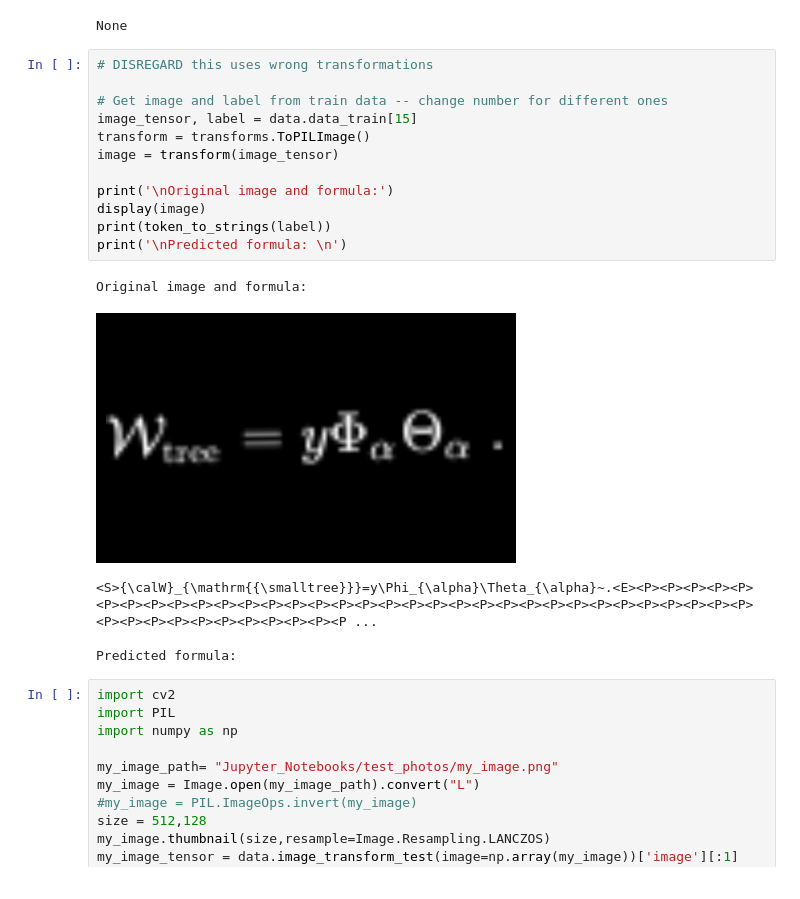
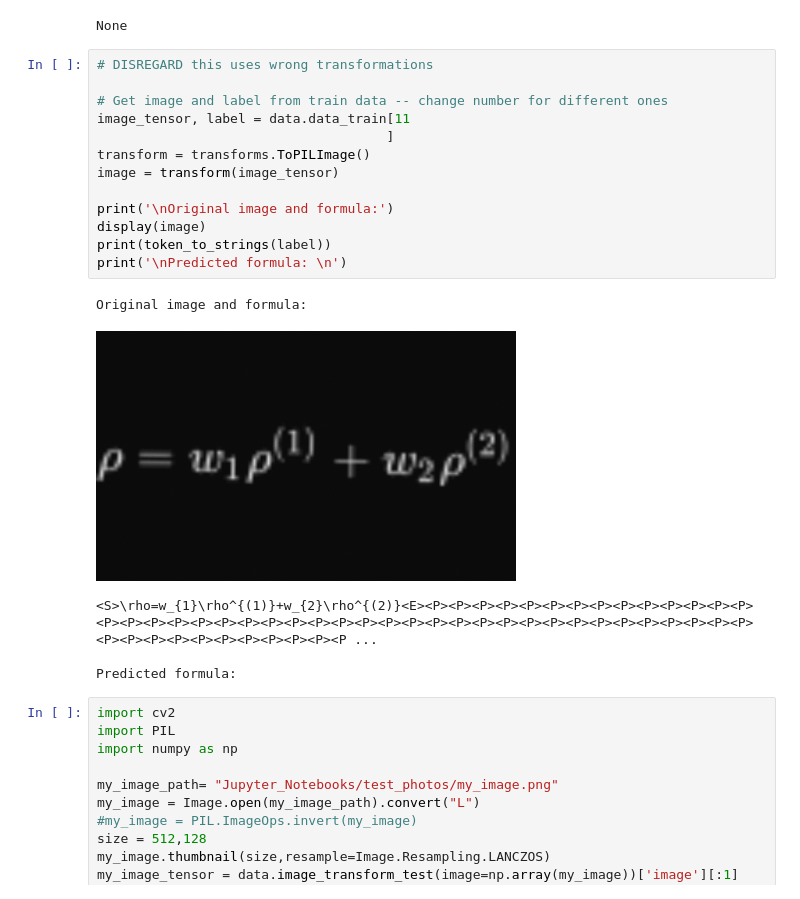
Before and after one commit to gmarus777/image-to-tex-OCR, a Jupyter notebook: Jupyter_Notebooks/LOCAL Printed Tex documentation.ipynb, the cells around one changed output. Saved outputs shown, nothing was run; the diff lists cells and outputs as text.

```diff
--- a/Jupyter_Notebooks/LOCAL Printed Tex documentation.ipynb
+++ b/Jupyter_Notebooks/LOCAL Printed Tex documentation.ipynb
@@ -249,19 +248,20 @@ None
 # %%
 # DISREGARD this uses wrong transformations
 
 # Get image and label from train data -- change number for different ones
-image_tensor, label = data.data_train[15]
+image_tensor, label = data.data_train[11
+                                     ]
 transform = transforms.ToPILImage()
 image = transform(image_tensor)
 
 print('\nOriginal image and formula:')
 display(image)
 print(token_to_strings(label))
 print('\nPredicted formula: \n')
 # %% [output]
 Original image and formula:
-[figure, old version]
+[figure, new version]
-<S>{\calW}_{\mathrm{{\smalltree}}}=y\Phi_{\alpha}\Theta_{\alpha}~.<E><P><P><P><P><P><P><P><P><P><P><P><P><P><P><P><P><P><P><P><P><P><P><P><P><P><P><P><P><P><P><P><P><P><P><P><P><P><P><P><P><P><P><P><P ...
+<S>\rho=w_{1}\rho^{(1)}+w_{2}\rho^{(2)}<E><P><P><P><P><P><P><P><P><P><P><P><P><P><P><P><P><P><P><P><P><P><P><P><P><P><P><P><P><P><P><P><P><P><P><P><P><P><P><P><P><P><P><P><P><P><P><P><P><P><P><P><P><P ...
 
 Predicted formula:
 # %%
```
Also changed, not shown: parts of 5 cells of this notebook, 1 other file.
